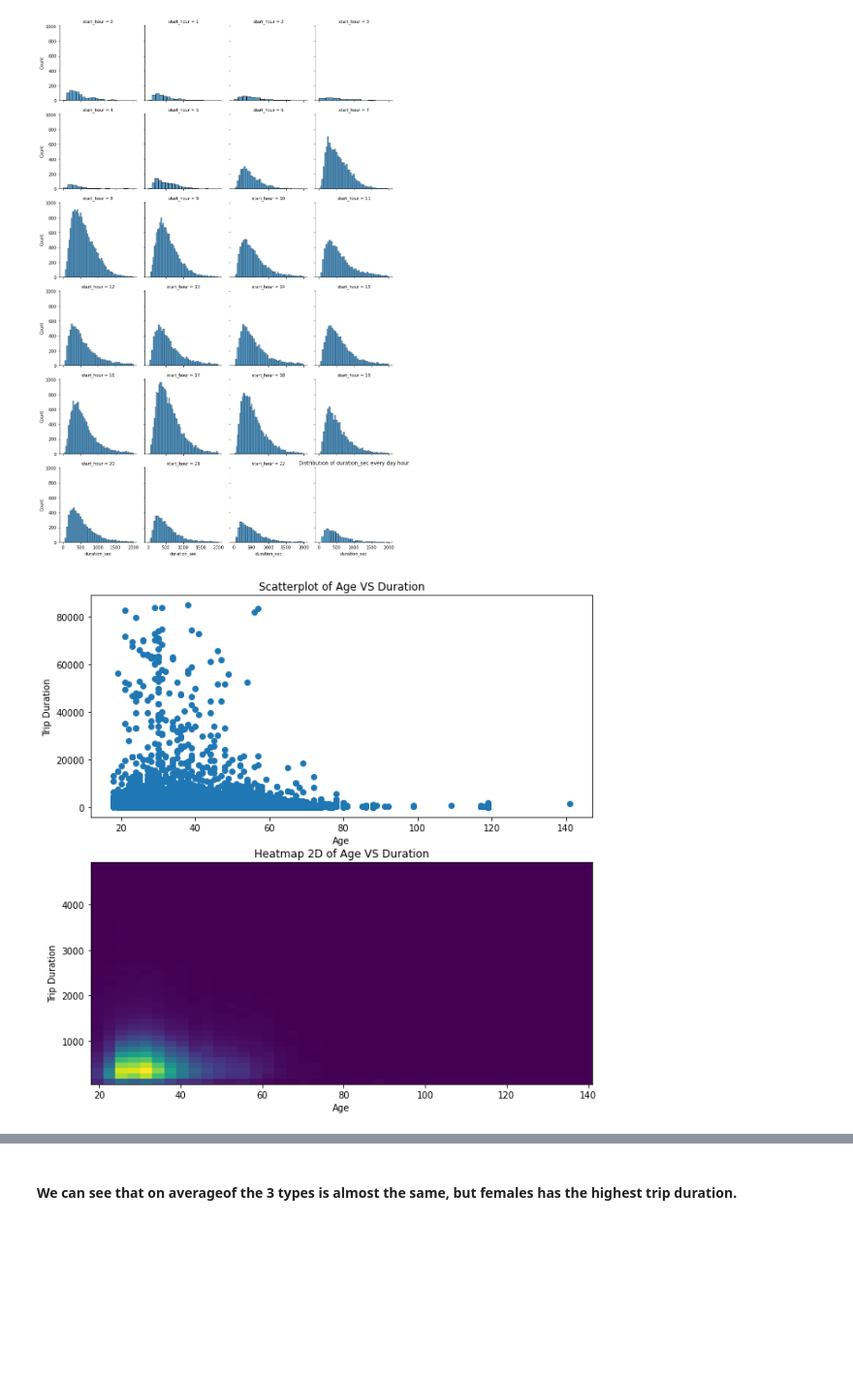
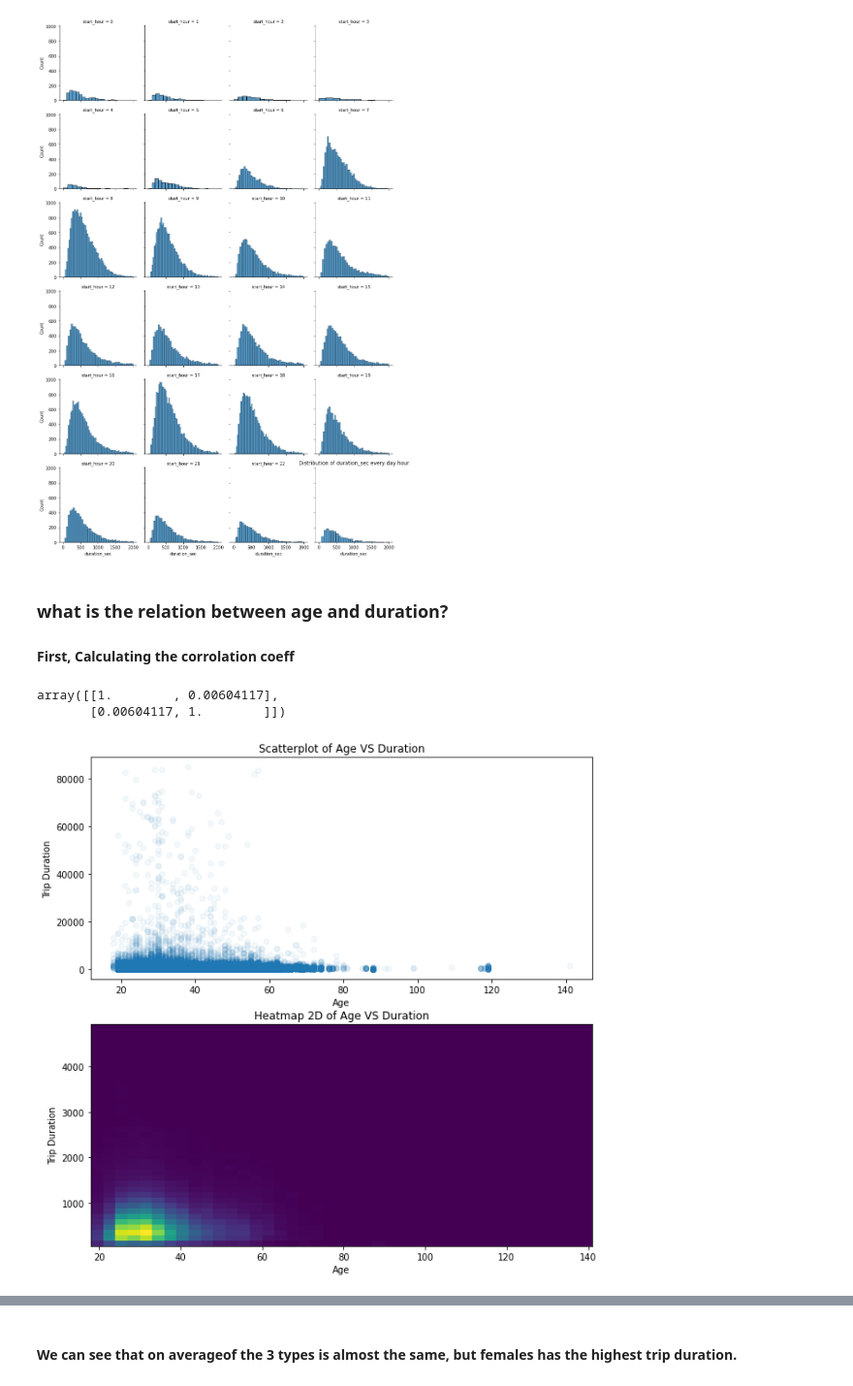
Before and after one commit to KamelMoohamed/Communicate-Data-Findings, a Jupyter notebook: Communicate Data Findings.ipynb, the cells around one changed output, grey strips where cells are left out. Shown at 97% size. Cells and saved outputs as stored; diff of their text form; code cells hidden in the pictures; blank space fills up the shorter version.

```diff
--- a/Communicate Data Findings.ipynb
+++ b/Communicate Data Findings.ipynb
@@ -284,20 +298,29 @@ g.map(sb.histplot, 'duration_sec',  binrange=(0, 2000));
 plt.title("Distribution of duration_sec every day hour");
 # %% [output]
 [figure]
+# %% [markdown]
+### what is the relation between age and duration?
+
+#### First, Calculating the corrolation coeff
+# %%
+np.corrcoef(df['age'], df['duration_sec'])
+# %% [output]
+array([[1.        , 0.00604117],
+       [0.00604117, 1.        ]])
 # %%
 fig, ax = plt.subplots(2, 1, figsize=(10, 10))
 
-ax[0].scatter(data=df, x='age', y='duration_sec')
+ax[0].scatter(data=df, x='age', y='duration_sec', alpha=0.05)
 ax[0].set_xlabel("Age")
 ax[0].set_ylabel("Trip Duration")
 ax[0].set_title("Scatterplot of Age VS Duration")
 
 bins_x = get_bins(df['age'].max(), df['age'].min(), len(df['age']))
 bins_y = get_bins(3*df['duration_sec'].std(), df['duration_sec'].min(), len(df['duration_sec']))
 
 ax[1].hist2d(data=df, x='age', y='duration_sec', bins=[bins_x, bins_y]);
 ax[1].set_xlabel("Age")
 ax[1].set_ylabel("Trip Duration")
 ax[1].set_title("Heatmap 2D of Age VS Duration");
 # %% [output]
-[figure, old version]
+[figure, new version]
```
Also changed, not shown: parts of 16 cells of this notebook, 1 other file.
